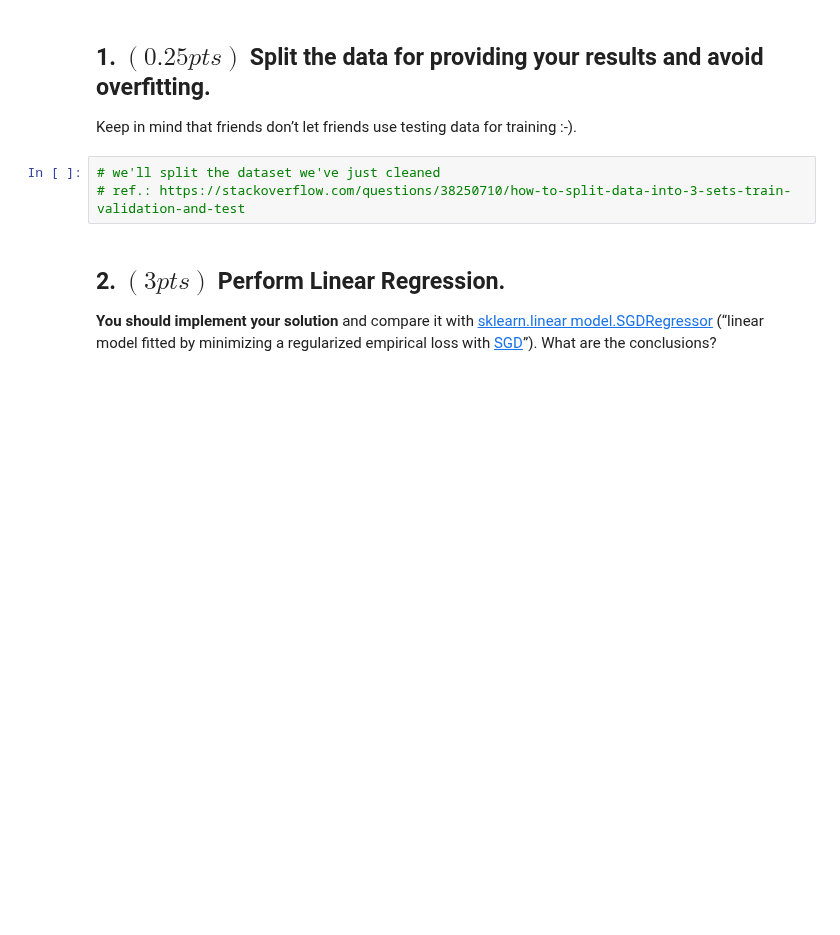
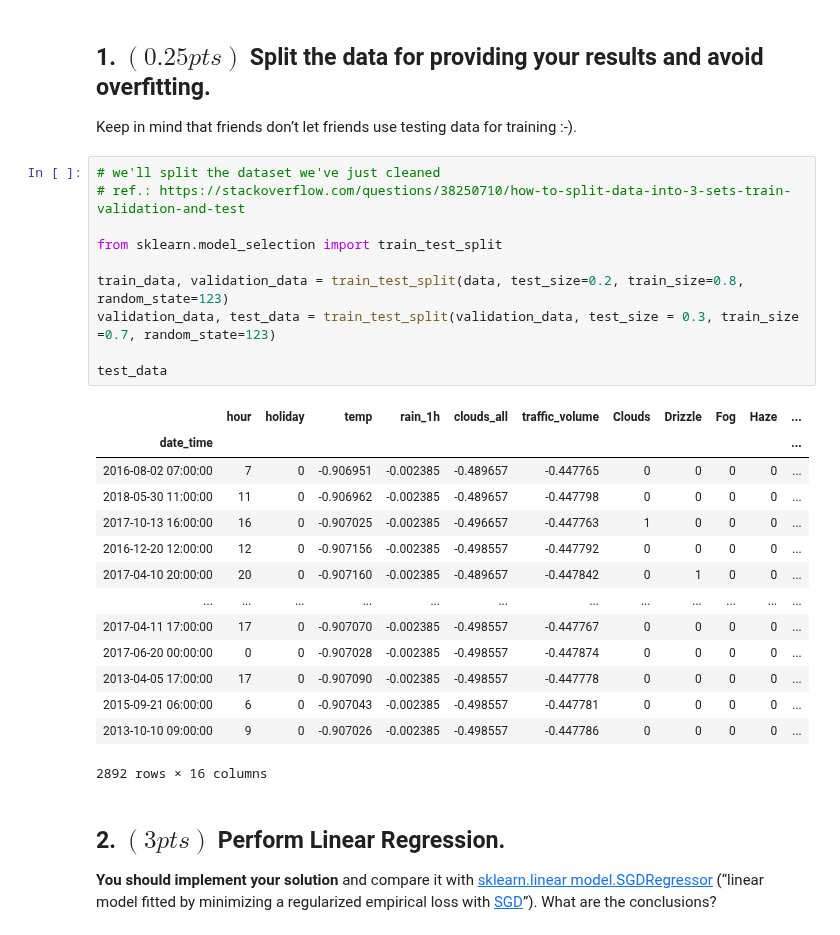
Before and after one commit to laurelkeys/machine-learning, a Jupyter notebook: assignment-1/Assignment1.ipynb, the cells around one changed output. Saved outputs shown, nothing was run; the diff lists cells and outputs as text; blank space fills up the shorter version.

Commit message:
Data separation

```diff
--- a/assignment-1/Assignment1.ipynb
+++ b/assignment-1/Assignment1.ipynb
@@ -595,6 +595,28 @@ Keep in mind that friends don’t let friends use testing data for training :-).
 # %%
 # we'll split the dataset we've just cleaned
 # ref.: https://stackoverflow.com/questions/38250710/how-to-split-data-into-3-sets-train-validation-and-test
+
+from sklearn.model_selection import train_test_split
+
+train_data, validation_data = train_test_split(data, test_size=0.2, train_size=0.8, random_state=123)
+validation_data, test_data = train_test_split(validation_data, test_size = 0.3, train_size =0.7, random_state=123)
+
+test_data
+# %% [output]
+|  | hour | holiday | temp | rain_1h | clouds_all | traffic_volume | Clouds | Drizzle | Fog | Haze | ... |
+| date_time |  |  |  |  |  |  |  |  |  |  | ... |
+| 2016-08-02 07:00:00 | 7 | 0 | -0.906951 | -0.002385 | -0.489657 | -0.447765 | 0 | 0 | 0 | 0 | ... |
+| 2018-05-30 11:00:00 | 11 | 0 | -0.906962 | -0.002385 | -0.489657 | -0.447798 | 0 | 0 | 0 | 0 | ... |
+| 2017-10-13 16:00:00 | 16 | 0 | -0.907025 | -0.002385 | -0.496657 | -0.447763 | 1 | 0 | 0 | 0 | ... |
+| 2016-12-20 12:00:00 | 12 | 0 | -0.907156 | -0.002385 | -0.498557 | -0.447792 | 0 | 0 | 0 | 0 | ... |
+| 2017-04-10 20:00:00 | 20 | 0 | -0.907160 | -0.002385 | -0.489657 | -0.447842 | 0 | 1 | 0 | 0 | ... |
+| ... | ... | ... | ... | ... | ... | ... | ... | ... | ... | ... | ... |
+| 2017-04-11 17:00:00 | 17 | 0 | -0.907070 | -0.002385 | -0.498557 | -0.447767 | 0 | 0 | 0 | 0 | ... |
+| 2017-06-20 00:00:00 | 0 | 0 | -0.907028 | -0.002385 | -0.498557 | -0.447874 | 0 | 0 | 0 | 0 | ... |
+| 2013-04-05 17:00:00 | 17 | 0 | -0.907090 | -0.002385 | -0.498557 | -0.447778 | 0 | 0 | 0 | 0 | ... |
+| 2015-09-21 06:00:00 | 6 | 0 | -0.907043 | -0.002385 | -0.498557 | -0.447781 | 0 | 0 | 0 | 0 | ... |
+| 2013-10-10 09:00:00 | 9 | 0 | -0.907026 | -0.002385 | -0.498557 | -0.447786 | 0 | 0 | 0 | 0 | ... |
+2892 rows × 16 columns
 # %% [markdown]
 ## 2. $(3 pts)$ Perform Linear Regression.
 **You should implement your solution** and compare it with [sklearn.linear model.SGDRegressor](https://scikit-learn.org/stable/modules/generated/sklearn.linear_model.SGDRegressor.html) (“linear model fitted by minimizing a regularized empirical loss with [SGD](https://scikit-learn.org/stable/modules/sgd.html)”). What are the conclusions?
```
Also changed, not shown: parts of 1 cell of this notebook.
